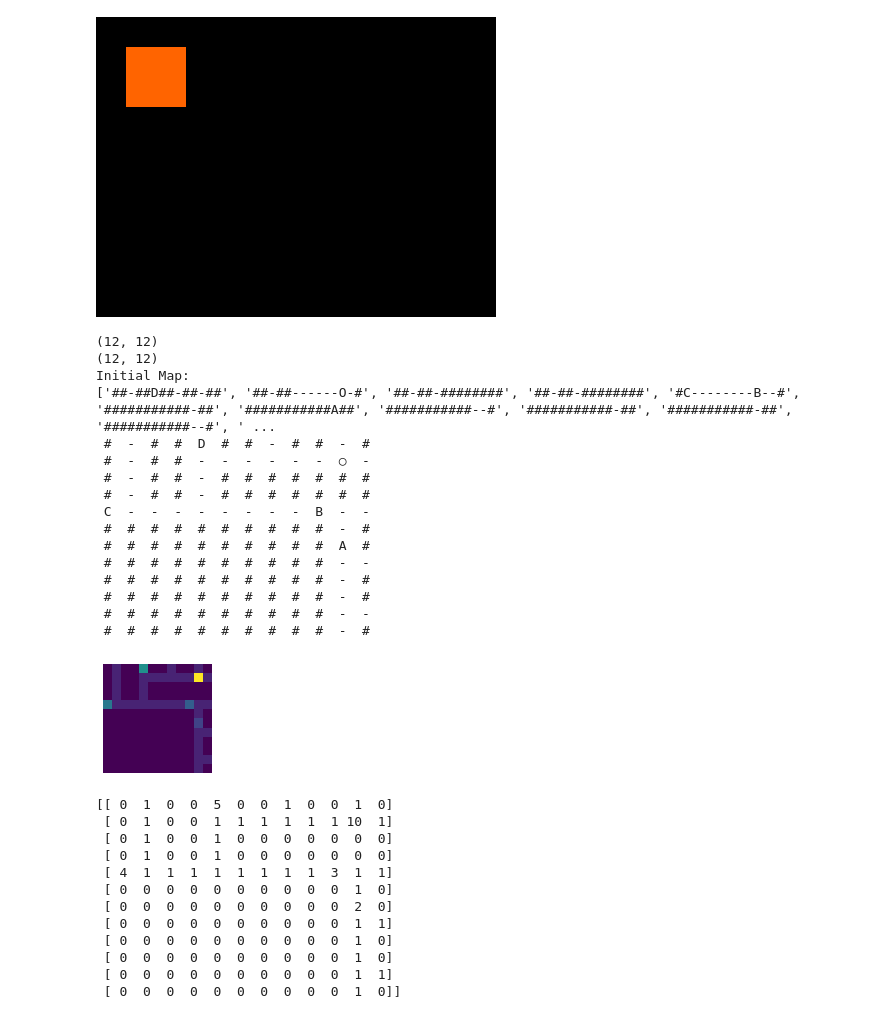
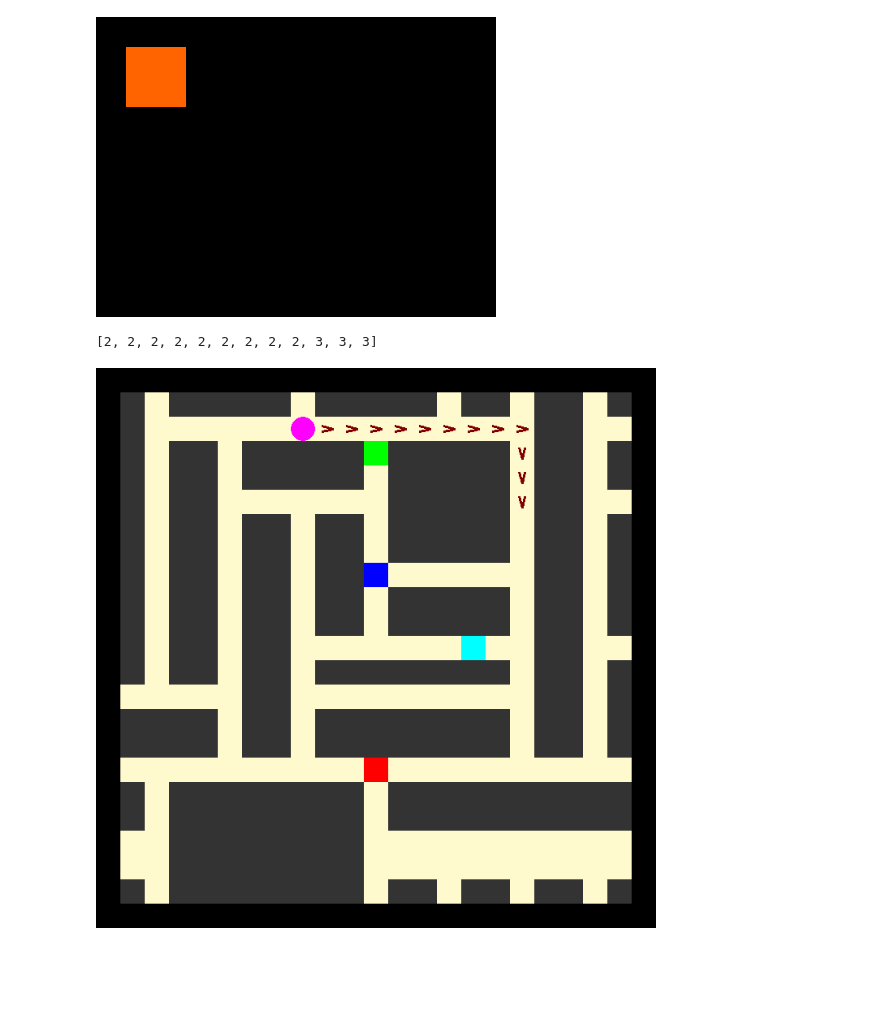
Before and after one commit to Nik-Kras/ToMnet-N, a Jupyter notebook: PyGame_render.ipynb, the cells around one changed output. Cells and saved outputs as stored; diff of their text form; code cells hidden in the pictures; blank space fills up the shorter version.

Commit message:
Map render v2

```diff
--- a/PyGame_render.ipynb
+++ b/PyGame_render.ipynb
@@ -857,41 +859,3 @@ class GridWorld():
                 - Collected reward after applying an agent's step
                 - Status if the game is terminated or not (if the goal is reached - the game is done!)
     """
-# %%
-ROWS = 12
-COLS = 12
-
-env = GridWorld(tot_row=ROWS, tot_col=COLS, consume_goals=1, shaffle=False)
-env.reset()
-env.render()
-env.draw_map()
-# %% [output]
-(12, 12)
-(12, 12)
-Initial Map:
-['##-##D##-##-##', '##-##------O-#', '##-##-########', '##-##-########', '#C--------B--#', '###########-##', '###########A##', '###########--#', '###########-##', '###########-##', '###########--#', ' ...
- #  -  #  #  D  #  #  -  #  #  -  #
- #  -  #  #  -  -  -  -  -  -  ○  -
- #  -  #  #  -  #  #  #  #  #  #  #
- #  -  #  #  -  #  #  #  #  #  #  #
- C  -  -  -  -  -  -  -  -  B  -  -
- #  #  #  #  #  #  #  #  #  #  -  #
- #  #  #  #  #  #  #  #  #  #  A  #
- #  #  #  #  #  #  #  #  #  #  -  -
- #  #  #  #  #  #  #  #  #  #  -  #
- #  #  #  #  #  #  #  #  #  #  -  #
- #  #  #  #  #  #  #  #  #  #  -  -
- #  #  #  #  #  #  #  #  #  #  -  #
-[figure, removed]
-[[ 0  1  0  0  5  0  0  1  0  0  1  0]
- [ 0  1  0  0  1  1  1  1  1  1 10  1]
- [ 0  1  0  0  1  0  0  0  0  0  0  0]
- [ 0  1  0  0  1  0  0  0  0  0  0  0]
- [ 4  1  1  1  1  1  1  1  1  3  1  1]
- [ 0  0  0  0  0  0  0  0  0  0  1  0]
- [ 0  0  0  0  0  0  0  0  0  0  2  0]
- [ 0  0  0  0  0  0  0  0  0  0  1  1]
- [ 0  0  0  0  0  0  0  0  0  0  1  0]
- [ 0  0  0  0  0  0  0  0  0  0  1  0]
- [ 0  0  0  0  0  0  0  0  0  0  1  1]
- [ 0  0  0  0  0  0  0  0  0  0  1  0]]
@@ -897,0 +998,38 @@ Initial Map:
+# %%
+ROWS = 21
+COLS = 21
+
+# env = GridWorld(tot_row=ROWS, tot_col=COLS, consume_goals=1, shaffle=False)
+# env.reset()
+# simple_map = env.draw_map()
+# print(simple_map)
+
+old_map = [[ 0,1,0,0,0,0,0,1,0,0,0,0,0,1,0,0,1,0,0,1,0],
+ [ 0,1,1,1,1,1,1,10,1,1,1,1,1,1,1,1,1,0,0,1,1],
+ [ 0,1,0,0,1,0,0,0,0,0,3,0,0,0,0,0,1,0,0,1,0],
+ [ 0,1,0,0,1,0,0,0,0,0,1,0,0,0,0,0,1,0,0,1,0],
+ [ 0,1,0,0,1,1,1,1,1,1,1,0,0,0,0,0,1,0,0,1,1],
+ [ 0,1,0,0,1,0,0,1,0,0,1,0,0,0,0,0,1,0,0,1,0],
+ [ 0,1,0,0,1,0,0,1,0,0,1,0,0,0,0,0,1,0,0,1,0],
+ [ 0,1,0,0,1,0,0,1,0,0,5,1,1,1,1,1,1,0,0,1,0],
+ [ 0,1,0,0,1,0,0,1,0,0,1,0,0,0,0,0,1,0,0,1,0],
+ [ 0,1,0,0,1,0,0,1,0,0,1,0,0,0,0,0,1,0,0,1,0],
+ [ 0,1,0,0,1,0,0,1,1,1,1,1,1,1,4,1,1,0,0,1,1],
+ [ 0,1,0,0,1,0,0,1,0,0,0,0,0,0,0,0,1,0,0,1,0],
+ [ 1,1,1,1,1,0,0,1,1,1,1,1,1,1,1,1,1,0,0,1,0],
+ [ 0,0,0,0,1,0,0,1,0,0,0,0,0,0,0,0,1,0,0,1,0],
+ [ 0,0,0,0,1,0,0,1,0,0,0,0,0,0,0,0,1,0,0,1,0],
+ [ 1,1,1,1,1,1,1,1,1,1,2,1,1,1,1,1,1,1,1,1,1],
+ [ 0,1,0,0,0,0,0,0,0,0,1,0,0,0,0,0,0,0,0,0,0],
+ [ 0,1,0,0,0,0,0,0,0,0,1,0,0,0,0,0,0,0,0,0,0],
+ [ 1,1,0,0,0,0,0,0,0,0,1,1,1,1,1,1,1,1,1,1,1],
+ [ 1,1,0,0,0,0,0,0,0,0,1,1,1,1,1,1,1,1,1,1,1],
+ [ 0,1,0,0,0,0,0,0,0,0,1,0,0,1,0,0,1,0,0,1,0]]
+actions = [2] * 9 + [3, 3, 3]
+
+print(actions)
+
+draw_cool_map(ROWS, COLS, old_map, actions)
+# %% [output]
+[2, 2, 2, 2, 2, 2, 2, 2, 2, 3, 3, 3]
+[figure, added]
```
Also changed, not shown: parts of 2 cells of this notebook.
